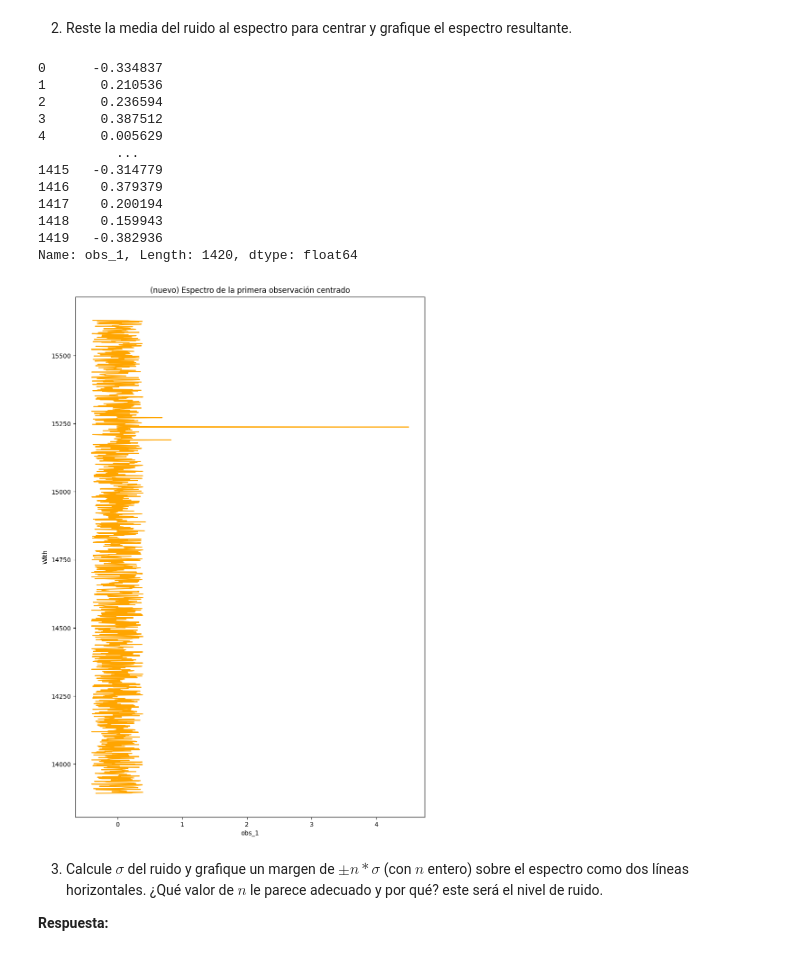
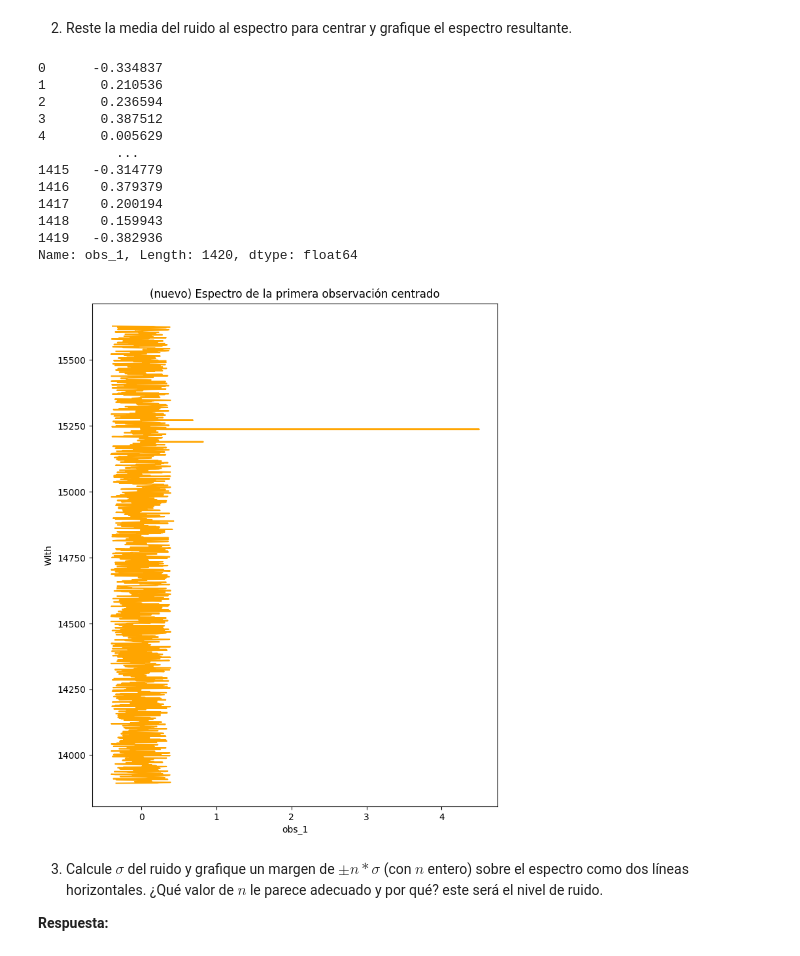
Before and after one commit to azavalac/Tarea-2-zavala, a Jupyter notebook: Tarea2.ipynb, the cells around one changed output. Cells and saved outputs as stored; diff of their text form; code cells hidden in the pictures.

```diff
--- a/Tarea2.ipynb
+++ b/Tarea2.ipynb
@@ -380,33 +380,33 @@ Name: obs_1, Length: 1418, dtype: float64
 # %%
 # Grafique el espectro centrado en 0 aquí
 obs_1cn = obs_1 - ruido.mean()
 print (obs_1cn)
 
 
 # Grafico
 # se grafica obs_1 vs Wlth, esta vez sin el ruido.
 # el ruido fue calculado considerando la desviación estándar de obs_1
 # con un margen de 3sigma
-plt.figure(figsize=(10, 15))
+plt.figure(figsize=(8, 10))
 plt.plot(obs_1cn, Wlth, color = 'orange')
 plt.title('(nuevo) Espectro de la primera observación centrado')
 plt.xlabel('obs_1')
 plt.ylabel('Wlth')
 plt.show()
 # %% [output]
 0      -0.334837
 1       0.210536
 2       0.236594
 3       0.387512
 4       0.005629
           ...
 1415   -0.314779
 1416    0.379379
 1417    0.200194
 1418    0.159943
 1419   -0.382936
 Name: obs_1, Length: 1420, dtype: float64
-[figure, old version]
+[figure, new version]
 # %% [markdown]
 3. Calcule $\sigma$ del ruido y grafique un margen de $\pm n*\sigma$ (con $n$ entero) sobre el espectro como dos líneas horizontales. ¿Qué valor de $n$ le parece adecuado y por qué? este será el nivel de ruido.
 
```
Also changed, not shown: parts of 8 cells of this notebook.
